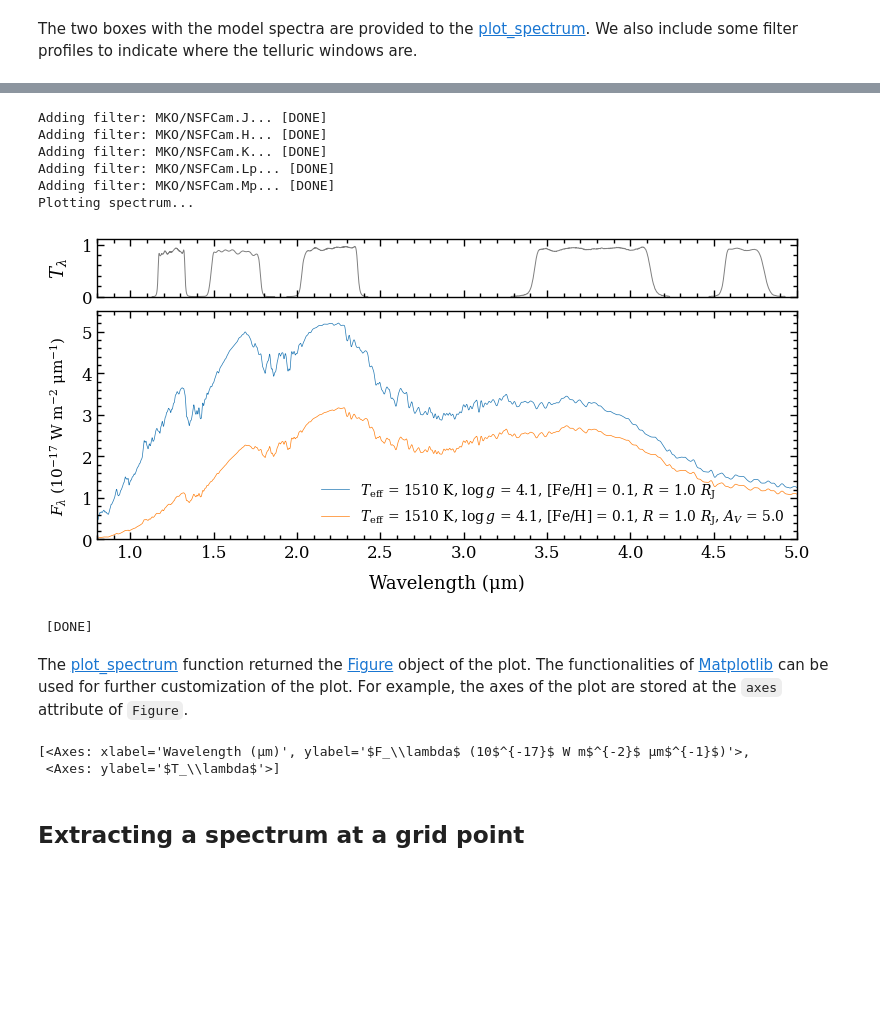
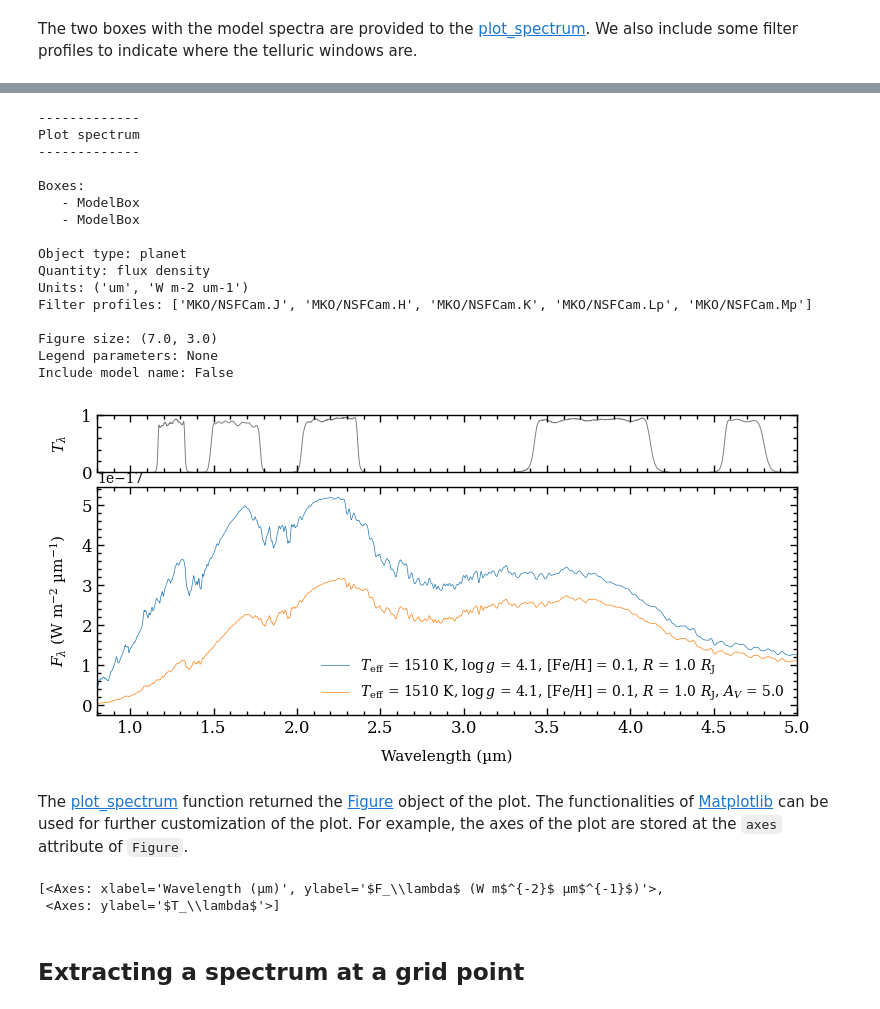
Before and after one commit to tomasstolker/species, a Jupyter notebook: docs/tutorials/model_spectra.ipynb, the cells around one changed output, grey strips where cells are left out. Saved outputs shown, nothing was run; the diff lists cells and outputs as text; code cells hidden in the pictures; blank space fills up the shorter version.

```diff
--- a/docs/tutorials/model_spectra.ipynb
+++ b/docs/tutorials/model_spectra.ipynb
@@ -104,7 +113,7 @@ model_param = {'teff':1510., 'logg':4.1, 'feh':0.1, 'radius': 1., 'distance': 10
 # %% [markdown]
 To interpolate a spectrum, we use the [get_model](https://species.readthedocs.io/en/latest/species.read.html#species.read.read_model.ReadModel.get_model) method and provide the parameter dictionary, and also an optional spectral resolution. Together with `smooth=True`, the spectrum will be smoothed (but not resampeld) to the given spectral resolution.
 # %%
-model_box = read_model.get_model(model_param=model_param, spec_res=200., smooth=True)
+model_box = read_model.get_model(model_param=model_param, spec_res=200.)
 # %% [markdown]
 The data is stored in a [ModelBox](https://species.readthedocs.io/en/latest/species.core.html#species.core.box.ModelBox). Let's have a look at its content.
 # %%
@@ -128,6 +138,6 @@ model_param = {'teff':1510., 'logg':4.1, 'feh':0.1, 'radius': 1., 'distance': 10
 # %% [markdown]
 We use again the [get_model](https://species.readthedocs.io/en/latest/species.read.html#species.read.read_model.ReadModel.get_model) method and store the result in a different [ModelBox](https://species.readthedocs.io/en/latest/species.core.html#species.core.box.ModelBox).
 # %%
-model_ext = read_model.get_model(model_param=model_param, spec_res=200., smooth=True)
+model_ext = read_model.get_model(model_param=model_param, spec_res=200.)
 # %% [markdown]
 The two boxes with the model spectra are provided to the [plot_spectrum](https://species.readthedocs.io/en/latest/species.plot.html#species.plot.plot_spectrum.plot_spectrum). We also include some filter profiles to indicate where the telluric windows are.
@@ -134,27 +159,36 @@ The two boxes with the model spectra are provided to the [plot_spectrum](https:/
 # %%
 fig = plot_spectrum(boxes=[model_box, model_ext],
                     filters=['MKO/NSFCam.J', 'MKO/NSFCam.H', 'MKO/NSFCam.K', 'MKO/NSFCam.Lp', 'MKO/NSFCam.Mp'],
                     offset=(-0.15, -0.04),
                     xlim=(0.8, 5.),
-                    ylim=(0., 5.5e-17),
+                    # ylim=(0., 5.5e-17),
                     legend={'loc': 'lower right', 'frameon': False, 'fontsize': 10.},
                     figsize=(7., 3.),
                     output=None)
 # %% [output]
-Adding filter: MKO/NSFCam.J... [DONE]
-Adding filter: MKO/NSFCam.H... [DONE]
-Adding filter: MKO/NSFCam.K... [DONE]
-Adding filter: MKO/NSFCam.Lp... [DONE]
-Adding filter: MKO/NSFCam.Mp... [DONE]
-Plotting spectrum...
+-------------
+Plot spectrum
+-------------
+
+Boxes:
+   - ModelBox
+   - ModelBox
+
+Object type: planet
+Quantity: flux density
+Units: ('um', 'W m-2 um-1')
+Filter profiles: ['MKO/NSFCam.J', 'MKO/NSFCam.H', 'MKO/NSFCam.K', 'MKO/NSFCam.Lp', 'MKO/NSFCam.Mp']
+
+Figure size: (7.0, 3.0)
+Legend parameters: None
+Include model name: False
-[figure, old version]
+[figure, new version]
- [DONE]
 # %% [markdown]
 The [plot_spectrum](https://species.readthedocs.io/en/latest/species.plot.html#species.plot.plot_spectrum.plot_spectrum) function returned the [Figure](https://matplotlib.org/stable/api/figure_api.html#matplotlib.figure.Figure) object of the plot. The functionalities of [Matplotlib](https://matplotlib.org/stable/index.html) can be used for further customization of the plot. For example, the axes of the plot are stored at the `axes` attribute of `Figure`.
 # %%
 fig.axes
 # %% [output]
-[<Axes: xlabel='Wavelength (μm)', ylabel='$F_\\lambda$ (10$^{-17}$ W m$^{-2}$ μm$^{-1}$)'>,
+[<Axes: xlabel='Wavelength (µm)', ylabel='$F_\\lambda$ (W m$^{-2}$ µm$^{-1}$)'>,
  <Axes: ylabel='$T_\\lambda$'>]
 # %% [markdown]
 ## Extracting a spectrum at a grid point
```
Also changed, not shown: parts of 8 cells of this notebook, 4 other files.
